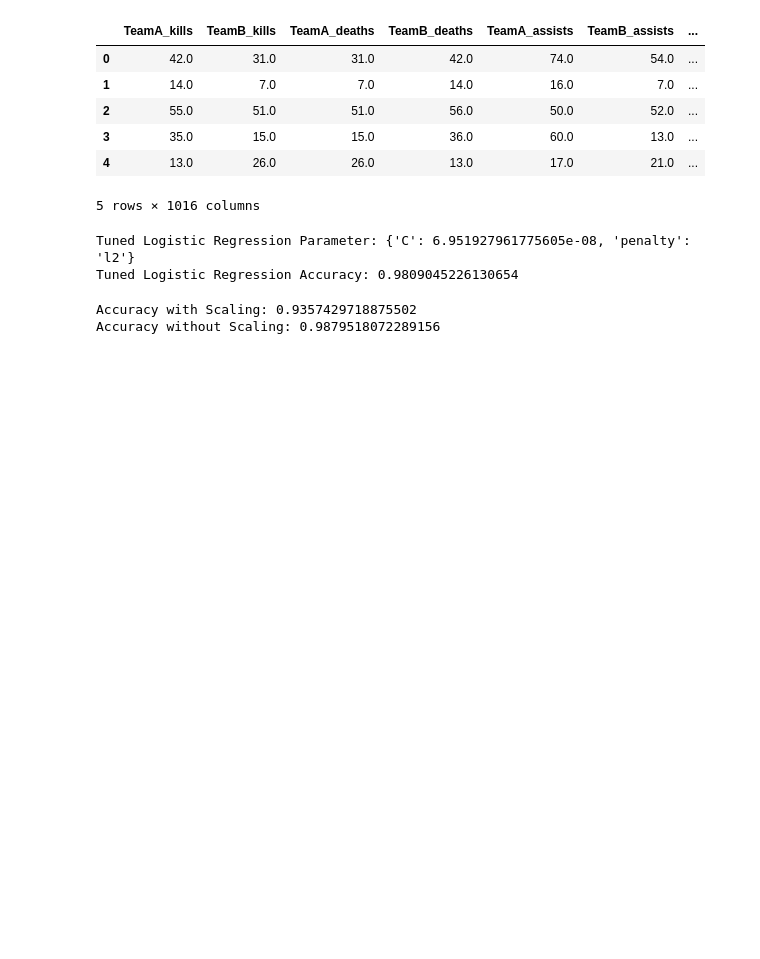
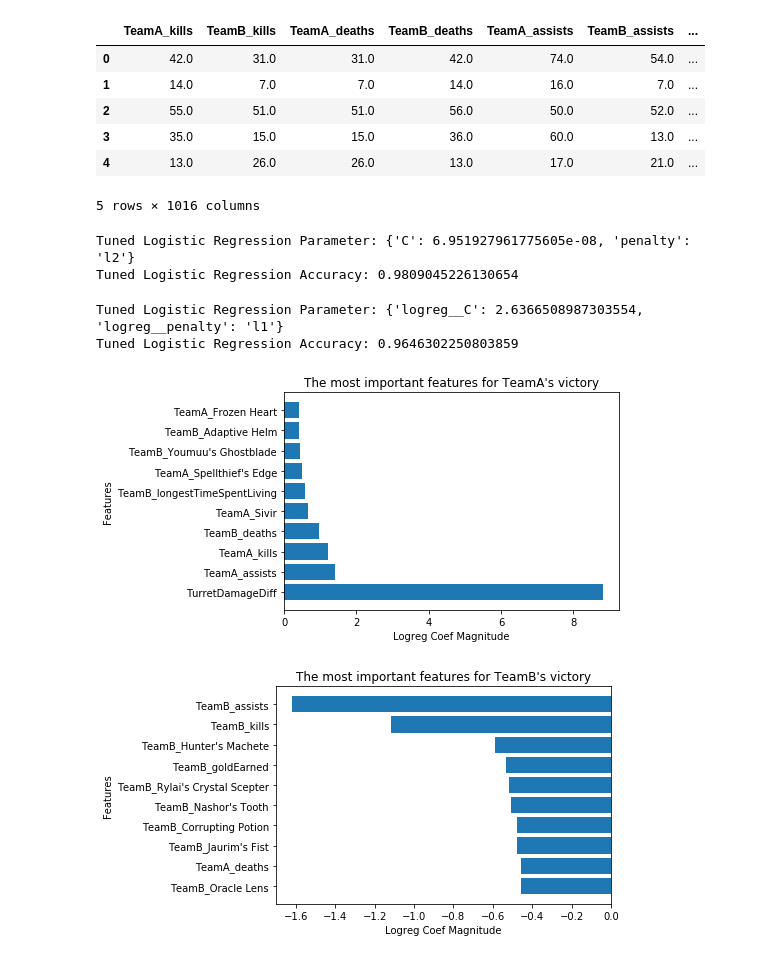
Before and after one commit to Fryman93/SprungBoard, a Jupyter notebook: Capstone 1/LoL.ipynb, the cells around one changed output. Cells and saved outputs as stored; diff of their text form; code cells hidden in the pictures; blank space fills up the shorter version.

```diff
--- a/Capstone 1/LoL.ipynb
+++ b/Capstone 1/LoL.ipynb
@@ -848,27 +879,55 @@ print("Tuned Logistic Regression Accuracy: {}".format(logreg_cv.best_score_))
 # %% [output]
 Tuned Logistic Regression Parameter: {'C': 6.951927961775605e-08, 'penalty': 'l2'}
 Tuned Logistic Regression Accuracy: 0.9809045226130654
-# %%
-# Is it worth scaling, given the wide ranges of data?
-
-steps = [('scaler', StandardScaler()),
-        ('logreg', LogisticRegression())]
-
-# Create the pipeline: pipeline
-pipeline = Pipeline(steps)
-
-# Create train and test sets
-X_train, X_test, y_train, y_test = train_test_split(X, y, test_size=0.2, random_state=42)
-
-# Fit the pipeline to the training set: knn_scaled
-logreg_scaled = pipeline.fit(X_train, y_train)
-
-# Instantiate and fit a LR classifier to the unscaled data
-logreg_unscaled = LogisticRegression().fit(X_train, y_train)
-
-# Compute and print metrics
-print('Accuracy with Scaling: {}'.format(logreg_scaled.score(X_test, y_test)))
-print('Accuracy without Scaling: {}'.format(logreg_unscaled.score(X_test, y_test)))
-# %% [output]
-Accuracy with Scaling: 0.9357429718875502
-Accuracy without Scaling: 0.9879518072289156
+# %%
+# Create train and test sets
+#X_train, X_test, y_train, y_test = train_test_split(X, y, test_size = 0.2, random_state=42)
+
+# Instantiate the pipeline steps
+steps = [('scaler', StandardScaler()),
+        ('logreg', LogisticRegression())]
+
+# Create the pipeline: pipeline
+pipeline = Pipeline(steps)
+
+# Set up parameter grid for GridSearchCV
+c_space = np.logspace(-10, 8, 20) # Log scale covers wider magnitude of values
+param_grid = {'logreg__C': c_space, 'logreg__penalty': ['l1', 'l2']} # May want to implement Lasso or Ridge regression
+
+# Instantiate the GridSearchCV object: logreg_cv
+logreg_cv = GridSearchCV(pipeline, param_grid, cv=5)
+
+# Fit it to the training data
+logreg_cv.fit(X, y)
+
+# Print the optimal parameters and best score
+print("Tuned Logistic Regression Parameter: {}".format(logreg_cv.best_params_))
+print("Tuned Logistic Regression Accuracy: {}".format(logreg_cv.best_score_))
+# %% [output]
+Tuned Logistic Regression Parameter: {'logreg__C': 2.6366508987303554, 'logreg__penalty': 'l1'}
+Tuned Logistic Regression Accuracy: 0.9646302250803859
+# %%
+coefs = logreg_cv.best_estimator_.named_steps['logreg'].coef_.tolist()[0]
+# %%
+df_results = pd.DataFrame()
+df_results['Features'] = X.columns.tolist()
+df_results['Logreg_Coef'] = coefs
+df_results = df_results[df_results['Logreg_Coef'] != 0].sort_values(by='Logreg_Coef', ascending = False)
+
+teamA_strats = df_results.head(10)
+teamB_strats = df_results.tail(10)
+
+plt.figure()
+plt.barh(teamA_strats['Features'],teamA_strats['Logreg_Coef'])
+plt.title("The most important features for TeamA's victory")
+plt.xlabel('Logreg Coef Magnitude')
+plt.ylabel('Features');
+
+plt.figure()
+plt.barh(teamB_strats['Features'],teamB_strats['Logreg_Coef'])
+plt.title("The most important features for TeamB's victory")
+plt.xlabel('Logreg Coef Magnitude')
+plt.ylabel('Features');
+# %% [output]
+[figure, added]
+[figure, added]
```
Also changed, not shown: parts of 39 cells of this notebook.
